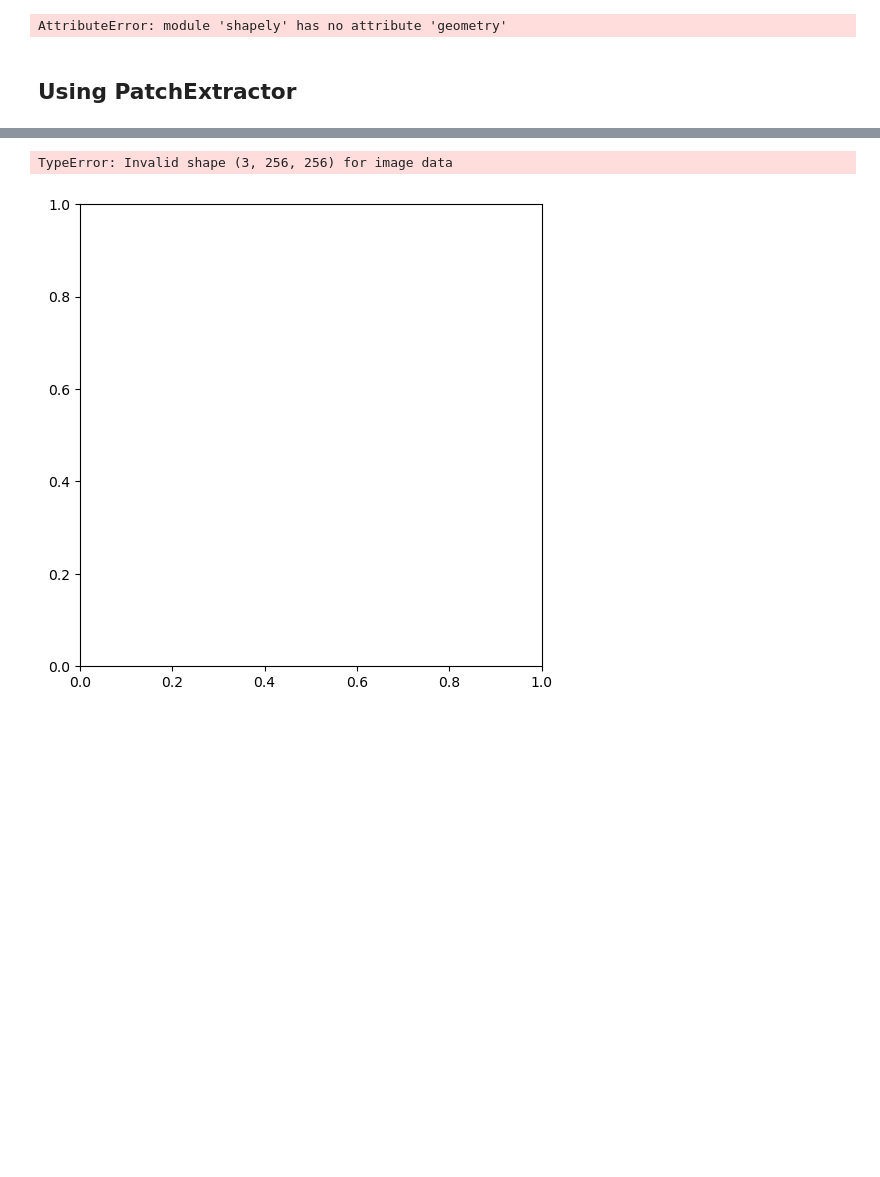
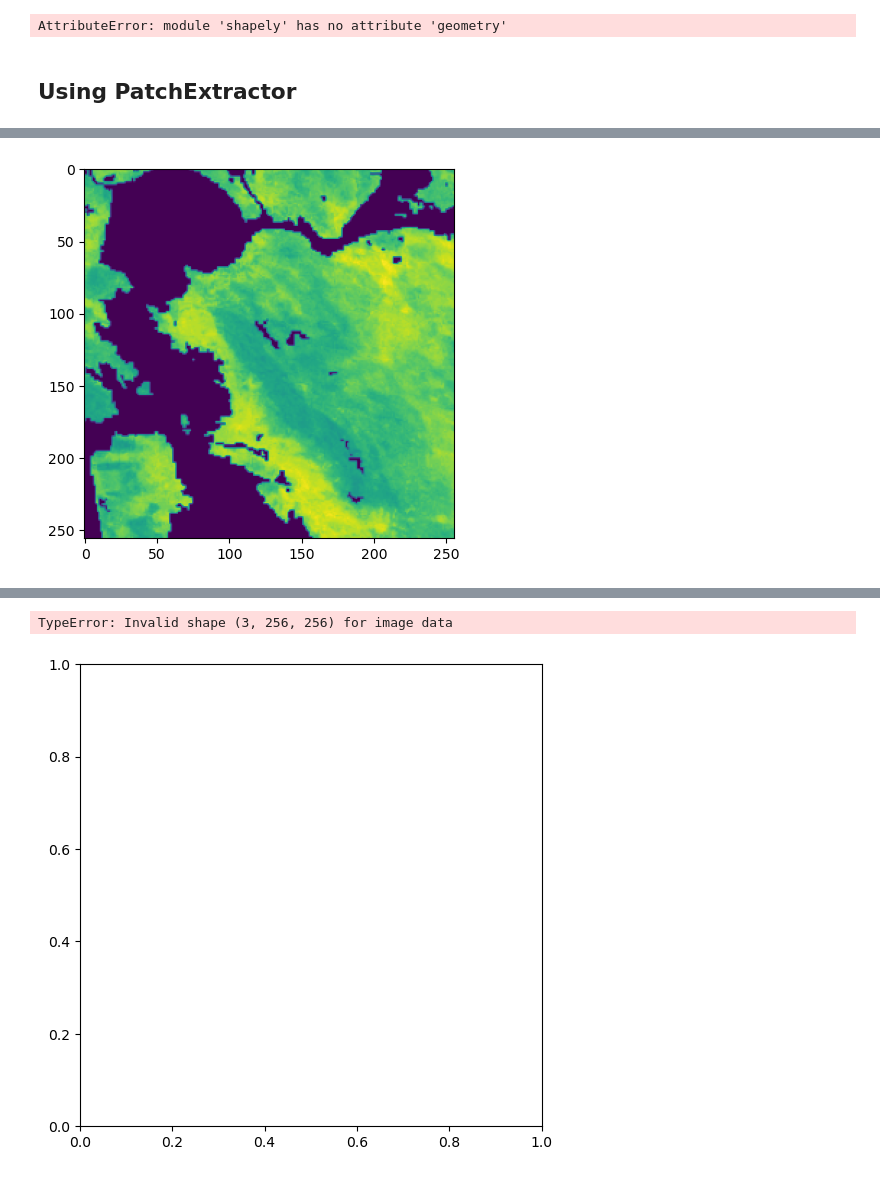
Before and after one commit to ando-shah/sdm-geolifeCLEF, a Jupyter notebook: raster/env_patch.ipynb, the cells around one changed output, grey strips where cells are left out. Saved outputs shown, nothing was run; the diff lists cells and outputs as text; code cells hidden in the pictures; blank space fills up the shorter version.

```diff
--- a/raster/env_patch.ipynb
+++ b/raster/env_patch.ipynb
@@ -225,3 +252,12 @@ patch.max(), patch.min(), patch.std()
+# %%
+import matplotlib.pyplot as plt
+
+for i in range (patch.shape[0]):
+    RGB_image = [patch[i].unsqueeze(dim=0)] * 3
+    # RGB_image[0].shape
+    plt.imshow(RGB_image[0].permute(1, 2, 0)  )
+# %% [output]
+[figure, added]
 # %%
 import IPython
 import torch
```
Also changed, not shown: parts of 13 cells of this notebook, 1 other file.
